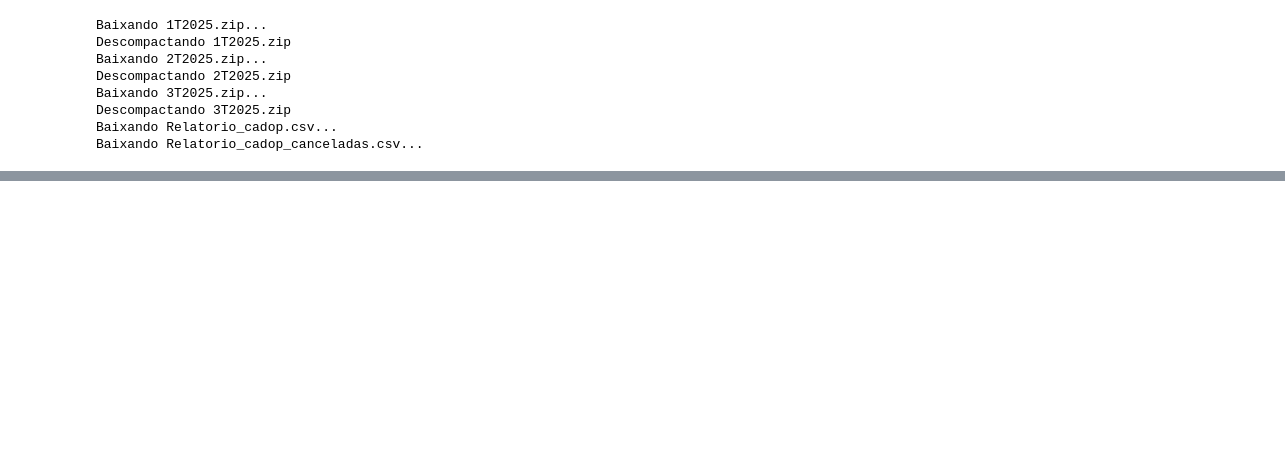
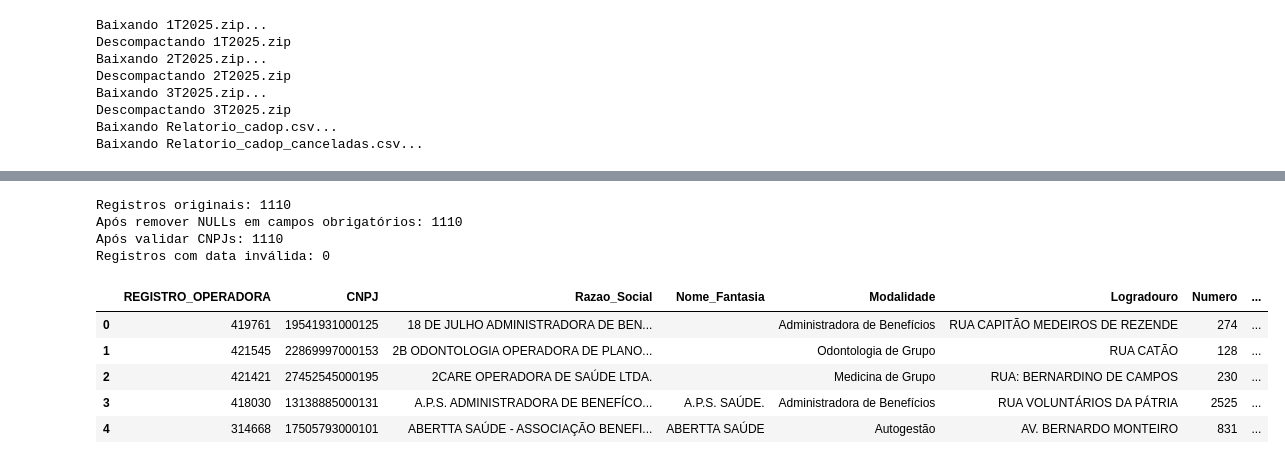
Before and after one commit to BielDinizSoares/Desafio-tecnico-intuitive-care, a Jupyter notebook: backend/notebooks/data_analysis.ipynb, the cells around one changed output, grey strips where cells are left out. Drawn from its saved outputs; the diff is of its cells as text; code cells hidden in the pictures; blank space fills up the shorter version.

```diff
--- a/backend/notebooks/data_analysis.ipynb
+++ b/backend/notebooks/data_analysis.ipynb
@@ -113,4 +115,80 @@ Arquivo: data/Relatorio_cadop_canceladas.csv
 ['REGISTRO_OPERADORA', 'CNPJ', 'Razao_Social', 'Nome_Fantasia', 'Modalidade', 'Logradouro', 'Numero', 'Complemento', 'Bairro', 'Cidade', 'UF', 'CEP', 'DDD', 'Telefone', 'Fax', 'Endereco_eletronico', ' ...
+# %%
+
+
+def trata_relatorio_cadop(filepath):
+    df = pd.read_csv(filepath, sep=';', encoding='utf-8', dtype=str)
+
+    print(f"Registros originais: {len(df)}")
+
+
+    campos_obrigatorios = ['REGISTRO_OPERADORA', 'CNPJ', 'Razao_Social']
+    for campo in campos_obrigatorios:
+        df = df[df[campo].notna() & (df[campo].str.strip() != '')]
+    print(f"Após remover NULLs em campos obrigatórios: {len(df)}")
+
+
+    df['CNPJ'] = df['CNPJ'].str.replace(r'\D', '', regex=True)
+    df = df[df['CNPJ'].str.len() == 14]
+    df = df[df['CNPJ'].apply(cnpj_tool.validate)]
+    print(f"Após validar CNPJs: {len(df)}")
+
+
+    df['REGISTRO_OPERADORA'] = pd.to_numeric(df['REGISTRO_OPERADORA'], errors='coerce')
+    df = df[df['REGISTRO_OPERADORA'].notna()]
+    df['REGISTRO_OPERADORA'] = df['REGISTRO_OPERADORA'].astype(int).astype(str)
+
+
+    df['DDD'] = df['DDD'].str.replace(r'\D', '', regex=True)
+
+
+    df['CEP'] = df['CEP'].str.replace(r'\D', '', regex=True)
+
+
+    df['Regiao_de_Comercializacao'] = pd.to_numeric(df['Regiao_de_Comercializacao'], errors='coerce')
+    df['Regiao_de_Comercializacao'] = df['Regiao_de_Comercializacao'].fillna(0).astype(int).astype(str)
+
+
+
+    df['Data_Registro_ANS'] = pd.to_datetime(df['Data_Registro_ANS'], errors='coerce')
+    registros_data_invalida = df['Data_Registro_ANS'].isna().sum()
+    print(f"Registros com data inválida: {registros_data_invalida}")
+    df = df[df['Data_Registro_ANS'].notna()]
+    df['Data_Registro_ANS'] = df['Data_Registro_ANS'].dt.strftime('%Y-%m-%d')
+
+
+
+    campos_texto = ['Razao_Social', 'Nome_Fantasia', 'Modalidade', 'Logradouro',
+                    'Numero', 'Complemento', 'Bairro', 'Cidade', 'Representante',
+                    'Cargo_Representante', 'Endereco_eletronico']
+    for campo in campos_texto:
+        if campo in df.columns:
+            df[campo] = df[campo].fillna('').str.strip()
+
+
+    df['UF'] = df['UF'].str.upper().str.strip()
+    df = df[df['UF'].str.len() == 2]
+
+    return df
+
+
+cadop_path = os.path.join(DATA_DIR, 'Relatorio_cadop.csv')
+df_cadop_tratado = trata_relatorio_cadop(cadop_path)
+
+
+df_cadop_tratado.to_csv(cadop_path, index=False, sep=';', encoding='utf-8')
+df_cadop_tratado.head()
+# %% [output]
+Registros originais: 1110
+Após remover NULLs em campos obrigatórios: 1110
+Após validar CNPJs: 1110
+Registros com data inválida: 0
+|  | REGISTRO_OPERADORA | CNPJ | Razao_Social | Nome_Fantasia | Modalidade | Logradouro | Numero | ... |
+| 0 | 419761 | 19541931000125 | 18 DE JULHO ADMINISTRADORA DE BEN... |  | Administradora de Benefícios | RUA CAPITÃO MEDEIROS DE REZENDE | 274 | ... |
+| 1 | 421545 | 22869997000153 | 2B ODONTOLOGIA OPERADORA DE PLANO... |  | Odontologia de Grupo | RUA CATÃO | 128 | ... |
+| 2 | 421421 | 27452545000195 | 2CARE OPERADORA DE SAÚDE LTDA. |  | Medicina de Grupo | RUA: BERNARDINO DE CAMPOS | 230 | ... |
+| 3 | 418030 | 13138885000131 | A.P.S. ADMINISTRADORA DE BENEFÍCO... | A.P.S. SAÚDE. | Administradora de Benefícios | RUA VOLUNTÁRIOS DA PÁTRIA | 2525 | ... |
+| 4 | 314668 | 17505793000101 | ABERTTA SAÚDE - ASSOCIAÇÃO BENEFI... | ABERTTA SAÚDE | Autogestão | AV. BERNARDO MONTEIRO | 831 | ... |
 # %%
 #gera df operadoras ativas / canceladas em 2025
 # %%
```
Also changed, not shown: parts of 7 cells of this notebook, 11 other files.
